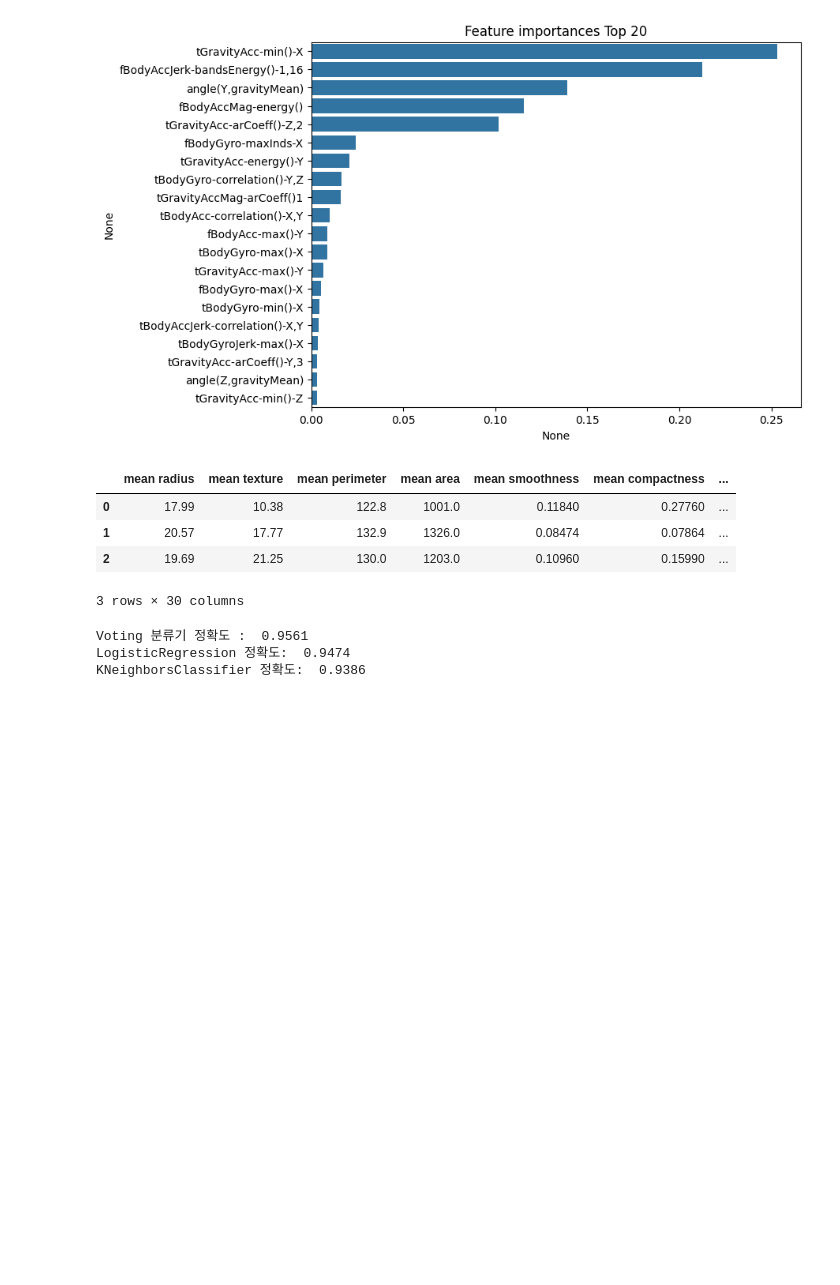
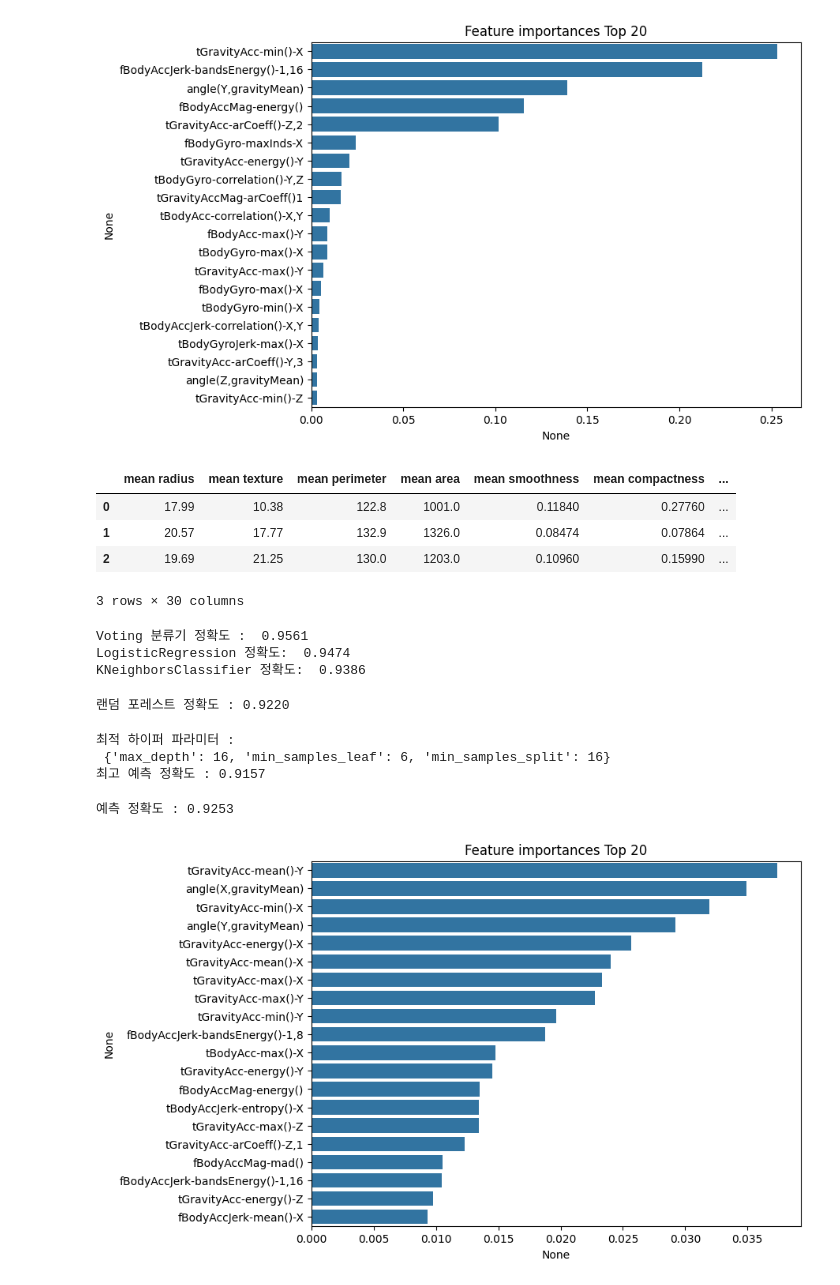
Before and after one commit to nalinzip/ml_study, a Jupyter notebook: ML_week4.ipynb, the cells around one changed output. Cells and saved outputs as stored; diff of their text form; code cells hidden in the pictures; blank space fills up the shorter version.

```diff
--- a/ML_week4.ipynb
+++ b/ML_week4.ipynb
@@ -341,3 +341,61 @@ for classifier in classifiers :
 Voting 분류기 정확도 :  0.9561
 LogisticRegression 정확도:  0.9474
 KNeighborsClassifier 정확도:  0.9386
+# %%
+from sklearn.ensemble import RandomForestClassifier
+from sklearn.metrics import accuracy_score
+import pandas as pd
+import warnings
+warnings.filterwarnings('ignore')
+
+# 결정 트리에서 사용한 get_human_dataset()를 이용해 학습 / 테스트용 Dataframe 반환
+X_train, X_test, y_train, y_test = get_human_dataset()
+
+# 랜덤 포레스트 학습 및 별도의 테스트 세트로 예측 성능 평가
+rf_clf = RandomForestClassifier(random_state=0, max_depth=8)
+rf_clf.fit(X_train, y_train)
+pred = rf_clf.predict(X_test)
+accuracy = accuracy_score(y_test, pred)
+
+print('랜덤 포레스트 정확도 : {0:.4f}'.format(accuracy))
+# %% [output]
+랜덤 포레스트 정확도 : 0.9220
+# %%
+from sklearn.model_selection import GridSearchCV
+params = {
+    'max_depth': [8, 16, 24],
+    'min_samples_leaf' : [1, 6, 12],
+    'min_samples_split' : [2, 8, 16]
+    }
+# RandonForestClassifier 객체 생성 후 GridSearchcV 수행
+
+rf_clf = RandomForestClassifier(n_estimators=100, random_state=0, n_jobs=-1)
+grid_cv = GridSearchCV(rf_clf, param_grid=params, cv=2, n_jobs=-1 )
+grid_cv.fit(X_train , y_train)
+print('최적 하이퍼 파라미터 :\n', grid_cv.best_params_)
+print('최고 예측 정확도 : {0:.4f}'.format(grid_cv.best_score_))
+# %% [output]
+최적 하이퍼 파라미터 :
+ {'max_depth': 16, 'min_samples_leaf': 6, 'min_samples_split': 16}
+최고 예측 정확도 : 0.9157
+# %%
+rf_clf1 = RandomForestClassifier(n_estimators=100, min_samples_leaf=6, max_depth=16,
+                                 min_samples_split=2, random_state=0)
+rf_clf1.fit( X_train, y_train)
+pred = rf_clf1.predict(X_test)
+print('예측 정확도 : {0:.4f}'.format(accuracy_score(y_test , pred)))
+# %% [output]
+예측 정확도 : 0.9253
+# %%
+import matplotlib.pyplot as plt
+import seaborn as sns
+%matplotlib inline
+ftr_importances_values = rf_clf1.feature_importances_
+ftr_importances = pd.Series(ftr_importances_values, index=X_train.columns)
+ftr_top20 = ftr_importances.sort_values(ascending=False)[:20]
+plt.figure(figsize=(8,6))
+plt.title('Feature importances Top 20')
+sns.barplot(x=ftr_top20, y=ftr_top20.index)
+plt.show()
+# %% [output]
+[figure, added]
```
Also changed, not shown: parts of 1 cell of this notebook.
